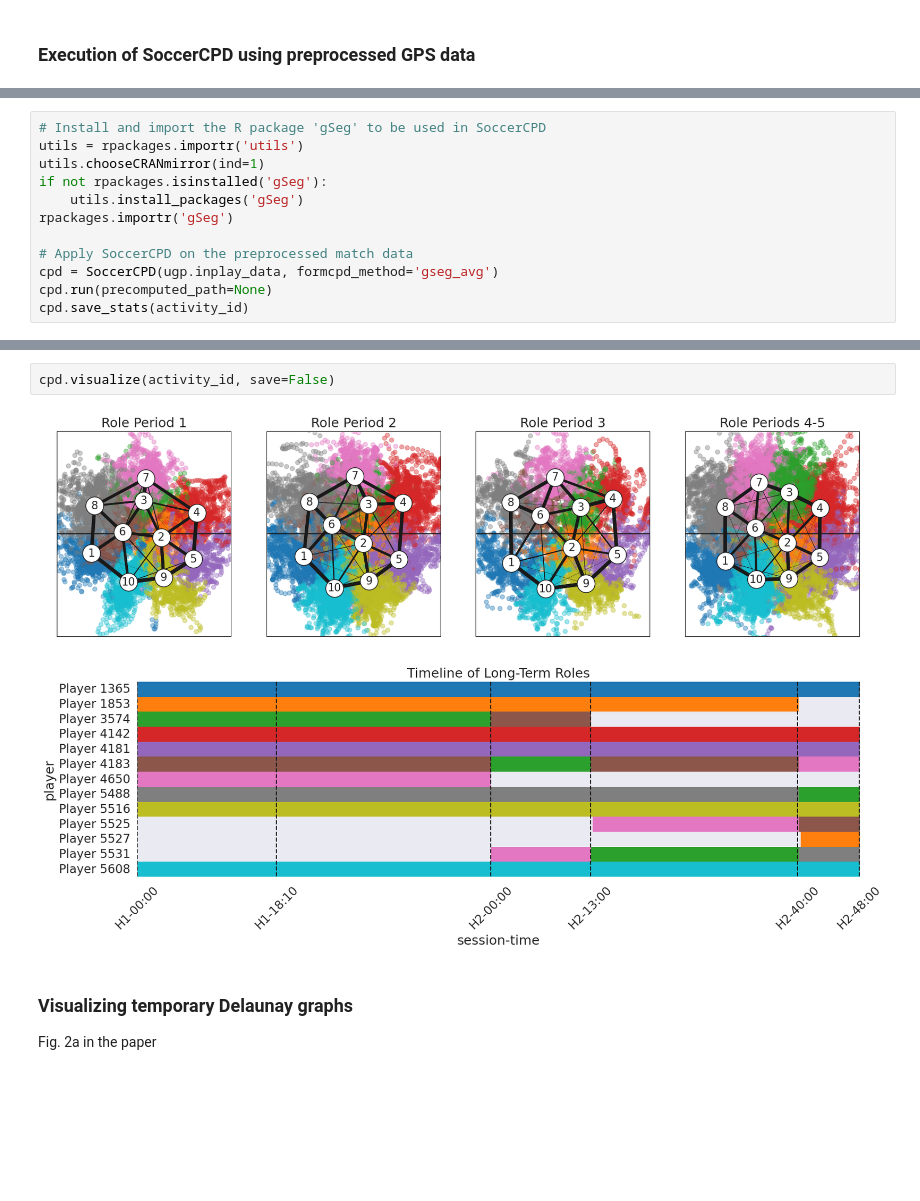
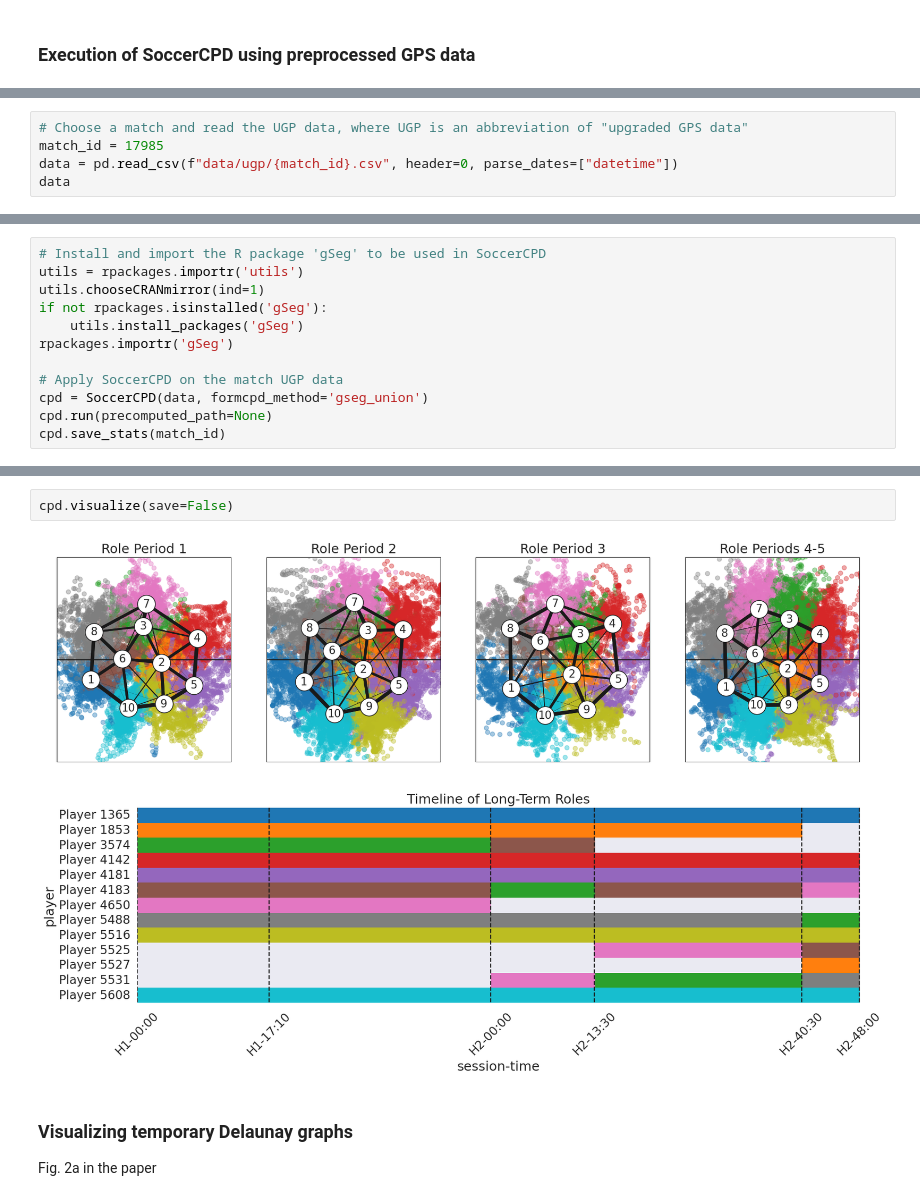
Before and after one commit to hyunsungkim-ds/soccercpd, a Jupyter notebook: tutorial.ipynb, the cells around one changed output, grey strips where cells are left out. Cells and saved outputs as stored; diff of their text form; blank space fills up the shorter version.

```diff
--- a/tutorial.ipynb
+++ b/tutorial.ipynb
@@ -56,0 +29,5 @@ ugp.inplay_data
+# %%
+# Choose a match and read the UGP data, where UGP is an abbreviation of "upgraded GPS data"
+match_id = 17985
+data = pd.read_csv(f"data/ugp/{match_id}.csv", header=0, parse_dates=["datetime"])
+data
@@ -62,8 +53,8 @@ if not rpackages.isinstalled('gSeg'):
     utils.install_packages('gSeg')
 rpackages.importr('gSeg')
 
-# Apply SoccerCPD on the preprocessed match data
-cpd = SoccerCPD(ugp.inplay_data, formcpd_method='gseg_avg')
+# Apply SoccerCPD on the match UGP data
+cpd = SoccerCPD(data, formcpd_method='gseg_union')
 cpd.run(precomputed_path=None)
-cpd.save_stats(activity_id)
+cpd.save_stats(match_id)
 # %% [output]
@@ -107,7 +78,7 @@ match_roster
 # %%
-cpd.visualize(activity_id, save=False)
+cpd.visualize(save=False)
 # %% [output]
-[figure, old version]
+[figure, new version]
 # %% [markdown]
 ### Visualizing temporary Delaunay graphs
 Fig. 2a in the paper
```
Also changed, not shown: parts of 9 cells of this notebook, 4 other files.
